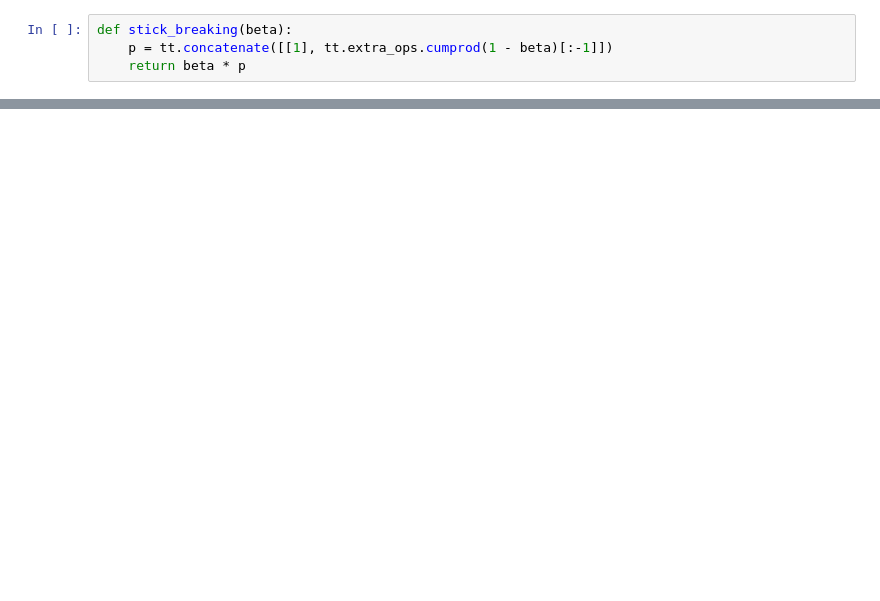
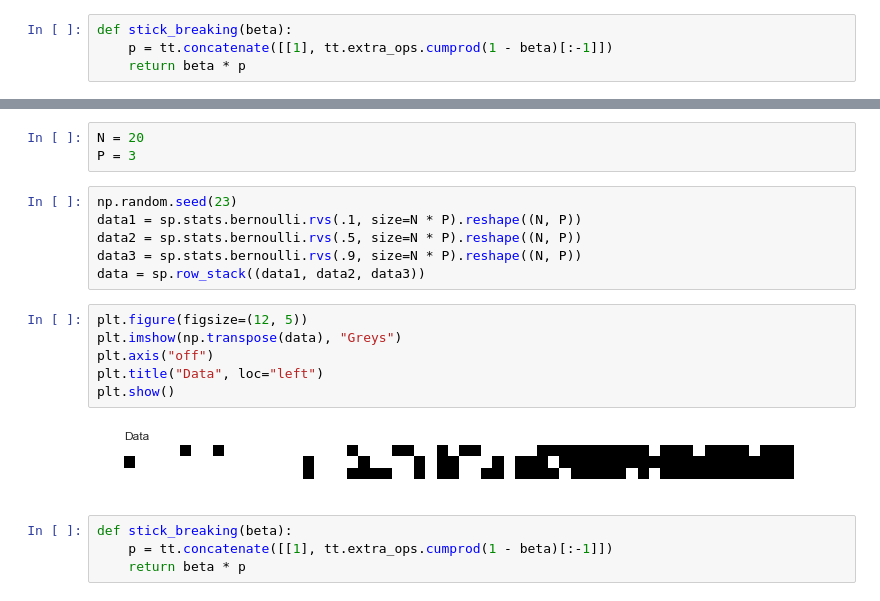
Before and after one commit to dirmeier/etudes, a Jupyter notebook: custom_pymc_distributions.ipynb, the cells around one changed output, grey strips where cells are left out. Saved outputs shown, nothing was run; the diff lists cells and outputs as text; blank space fills up the shorter version.

```diff
--- a/custom_pymc_distributions.ipynb
+++ b/custom_pymc_distributions.ipynb
@@ -25,0 +122,21 @@ def stick_breaking(beta):
+# %%
+N = 20
+P = 3
+# %%
+np.random.seed(23)
+data1 = sp.stats.bernoulli.rvs(.1, size=N * P).reshape((N, P))
+data2 = sp.stats.bernoulli.rvs(.5, size=N * P).reshape((N, P))
+data3 = sp.stats.bernoulli.rvs(.9, size=N * P).reshape((N, P))
+data = sp.row_stack((data1, data2, data3))
+# %%
+plt.figure(figsize=(12, 5))
+plt.imshow(np.transpose(data), "Greys")
+plt.axis("off")
+plt.title("Data", loc="left")
+plt.show()
+# %% [output]
+[figure, added]
+# %%
+def stick_breaking(beta):
+    p = tt.concatenate([[1], tt.extra_ops.cumprod(1 - beta)[:-1]])
+    return beta * p
```
Also changed, not shown: parts of 17 cells of this notebook, 1 other file.
